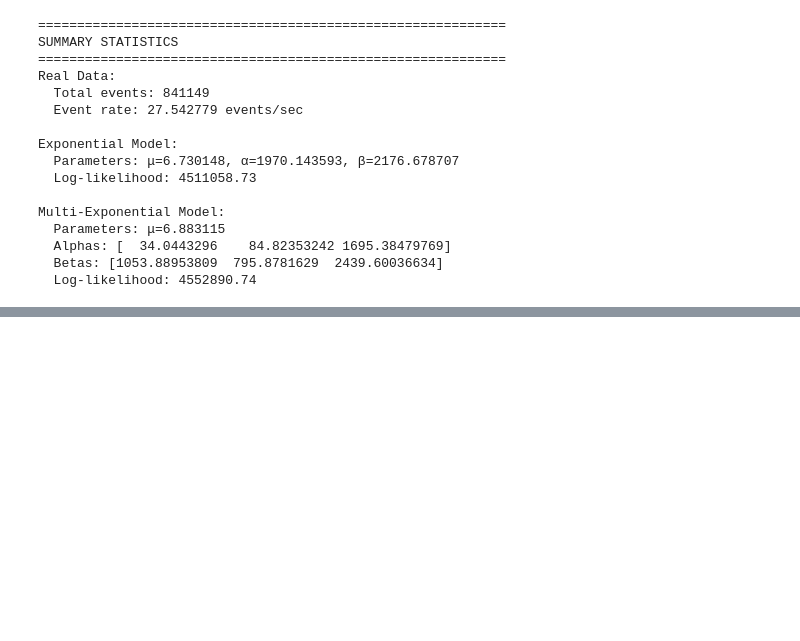
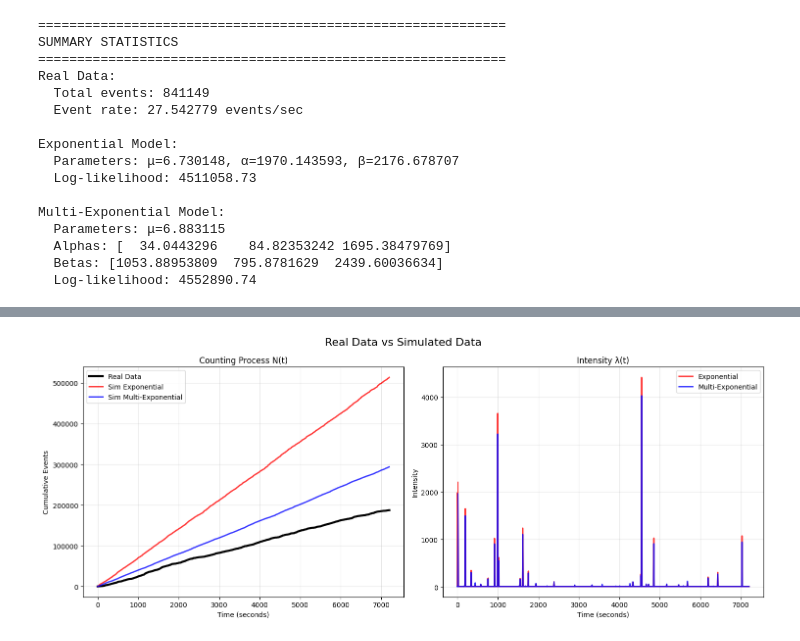
Before and after one commit to PhantomRolls/Non-stationary-point-process, a Jupyter notebook: results/expl.ipynb, the cells around one changed output, grey strips where cells are left out. Saved outputs shown, nothing was run; the diff lists cells and outputs as text; code cells hidden in the pictures; blank space fills up the shorter version.

Commit message:
new testing procedure usage

```diff
--- a/results/expl.ipynb
+++ b/results/expl.ipynb
@@ -306,3 +306,95 @@ Multi-Exponential Model:
   Alphas: [  34.0443296    84.82353242 1695.38479769]
   Betas: [1053.88953809  795.8781629  2439.60036634]
   Log-likelihood: 4552890.74
+# %%
+# Simple comparison: Real vs Simulated Data
+from pointprocess.simulation.hawkes_exp import HawkesExp
+from pointprocess.simulation.hawkes_multiexp import HawkesMultiExp
+import matplotlib.pyplot as plt
+import numpy as np
+
+def easy_comparison(real_events, T, fitted_results):
+    """
+    Super simple comparison - just 2 plots
+    """
+    # Create 2 plots side by side
+    fig, (ax1, ax2) = plt.subplots(1, 2, figsize=(15, 6))
+    fig.suptitle('Real Data vs Simulated Data', fontsize=16)
+
+    # Time window (first 2 hours for visibility)
+    max_time = min(T, 7200)
+    time_grid = np.linspace(0, max_time, 1000)
+
+    # Real data for plotting
+    real_subset = real_events[real_events <= max_time]
+    real_N_t = np.searchsorted(real_subset, time_grid, side='right')
+
+    # Plot 1: Counting process N(t)
+    ax1.plot(time_grid, real_N_t, 'k-', linewidth=3, label='Real Data')
+
+    # Plot 2: Intensity λ(t)
+    # (We'll add simulated data to both plots)
+
+    colors = ['red', 'blue']
+    model_names = ['Exponential', 'Multi-Exponential']
+
+    for i, (model_key, model_name) in enumerate([('exp', 'Exponential'), ('multiexp', 'Multi-Exponential')]):
+        result = fitted_results[model_key]
+
+        # Get parameters
+        if model_key == 'exp':
+            params = {
+                "T": T,
+                "mu": result.params_dict['mu'],
+                "alpha": result.params_dict['alpha'],
+                "beta": result.params_dict['beta']
+            }
+        else:
+            params = {
+                "T": T,
+                "mu": result.params_dict['mu'],
+                "alphas": result.params_dict['alphas'],
+                "betas": result.params_dict['betas']
+            }
+
+        # Simulate once
+        if model_key == 'exp':
+            hawkes = HawkesExp(params)
+            real_intensity = HawkesExp._intensity_on_grid(time_grid, params, real_subset)
+        else:
+            hawkes = HawkesMultiExp(params)
+            real_intensity = HawkesMultiExp._intensity_on_grid(time_grid, params, real_subset)
+
+        sim_events = np.array(hawkes.events)
+        sim_events = sim_events[sim_events <= max_time]
+
+        # Add to N(t) plot
+        sim_N_t = np.searchsorted(sim_events, time_grid, side='right')
+        ax1.plot(time_grid, sim_N_t, color=colors[i], linewidth=2,
+                label=f'Sim {model_name}', alpha=0.8)
+
+        # Add to intensity plot
+        ax2.plot(time_grid, real_intensity, color=colors[i], linewidth=2,
+                label=f'{model_name}', alpha=0.8)
+
+        print(f"{model_name}: Real events = {len(real_subset)}, Simulated = {len(sim_events)}")
+
+    # Format plots
+    ax1.set_title('Counting Process N(t)')
+    ax1.set_xlabel('Time (seconds)')
+    ax1.set_ylabel('Cumulative Events')
+    ax1.legend()
+    ax1.grid(True, alpha=0.3)
+
+    ax2.set_title('Intensity λ(t)')
+    ax2.set_xlabel('Time (seconds)')
+    ax2.set_ylabel('Intensity')
+    ax2.legend()
+    ax2.grid(True, alpha=0.3)
+
+    plt.tight_layout()
+    plt.show()
+
+# Run the easy comparison
+easy_comparison(event_times, T, fitted_results)
+# %% [output]
@@ -308,0 +404 @@ Multi-Exponential Model:
+[figure, added]
```
Also changed, not shown: parts of 2 cells of this notebook.
